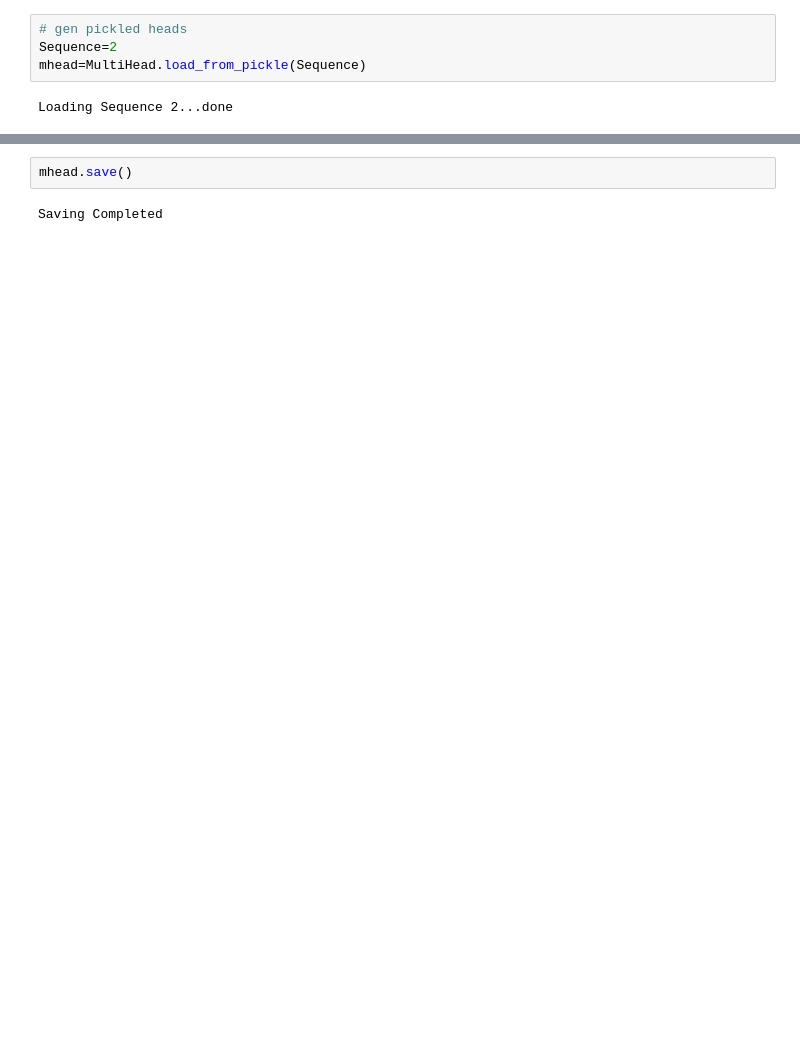
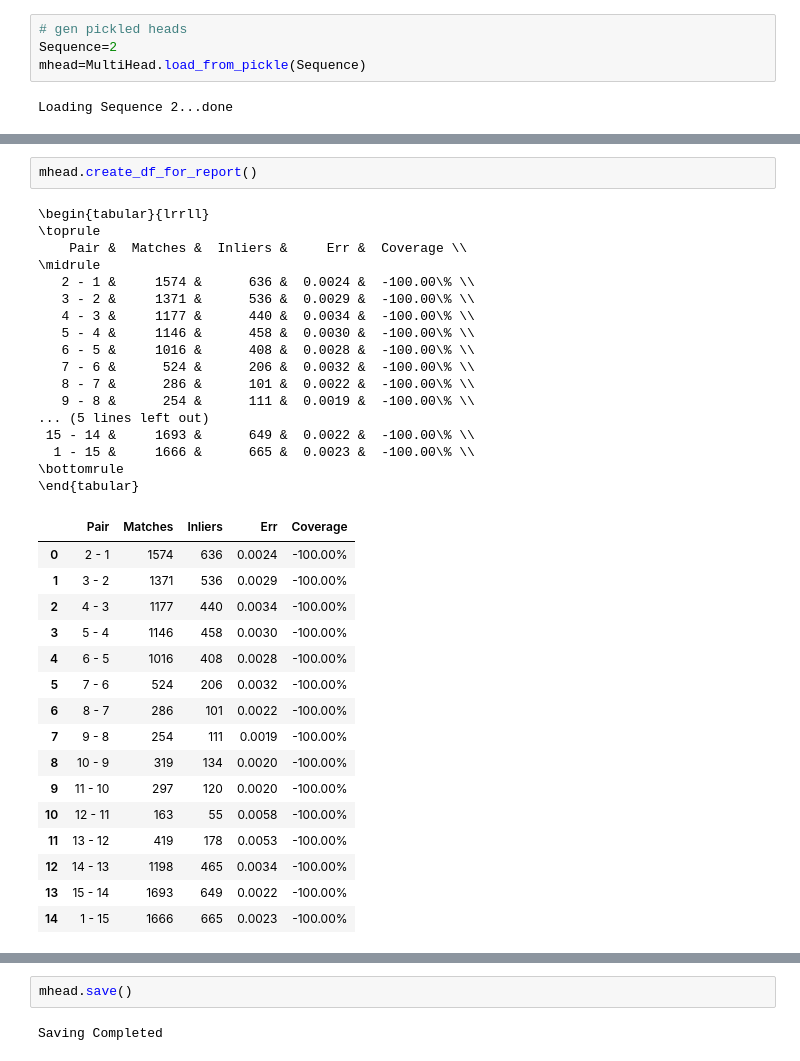
Before and after one commit to yichao-l/head_reconstruct, a Jupyter notebook: Head2.ipynb, the cells around one changed output, grey strips where cells are left out. Drawn from its saved outputs; the diff is of its cells as text; blank space fills up the shorter version.

```diff
--- a/Head2.ipynb
+++ b/Head2.ipynb
@@ -31,0 +59,36 @@ for idx in range(15):
+# %%
+mhead.create_df_for_report()
+# %% [output]
+\begin{tabular}{lrrll}
+\toprule
+    Pair &  Matches &  Inliers &     Err &  Coverage \\
+\midrule
+   2 - 1 &     1574 &      636 &  0.0024 &  -100.00\% \\
+   3 - 2 &     1371 &      536 &  0.0029 &  -100.00\% \\
+   4 - 3 &     1177 &      440 &  0.0034 &  -100.00\% \\
+   5 - 4 &     1146 &      458 &  0.0030 &  -100.00\% \\
+   6 - 5 &     1016 &      408 &  0.0028 &  -100.00\% \\
+   7 - 6 &      524 &      206 &  0.0032 &  -100.00\% \\
+   8 - 7 &      286 &      101 &  0.0022 &  -100.00\% \\
+   9 - 8 &      254 &      111 &  0.0019 &  -100.00\% \\
+... (5 lines left out)
+ 15 - 14 &     1693 &      649 &  0.0022 &  -100.00\% \\
+  1 - 15 &     1666 &      665 &  0.0023 &  -100.00\% \\
+\bottomrule
+\end{tabular}
+|  | Pair | Matches | Inliers | Err | Coverage |
+| 0 | 2 - 1 | 1574 | 636 | 0.0024 | -100.00% |
+| 1 | 3 - 2 | 1371 | 536 | 0.0029 | -100.00% |
+| 2 | 4 - 3 | 1177 | 440 | 0.0034 | -100.00% |
+| 3 | 5 - 4 | 1146 | 458 | 0.0030 | -100.00% |
+| 4 | 6 - 5 | 1016 | 408 | 0.0028 | -100.00% |
+| 5 | 7 - 6 | 524 | 206 | 0.0032 | -100.00% |
+| 6 | 8 - 7 | 286 | 101 | 0.0022 | -100.00% |
+| 7 | 9 - 8 | 254 | 111 | 0.0019 | -100.00% |
+| 8 | 10 - 9 | 319 | 134 | 0.0020 | -100.00% |
+| 9 | 11 - 10 | 297 | 120 | 0.0020 | -100.00% |
+| 10 | 12 - 11 | 163 | 55 | 0.0058 | -100.00% |
+| 11 | 13 - 12 | 419 | 178 | 0.0053 | -100.00% |
+| 12 | 14 - 13 | 1198 | 465 | 0.0034 | -100.00% |
+| 13 | 15 - 14 | 1693 | 649 | 0.0022 | -100.00% |
+| 14 | 1 - 15 | 1666 | 665 | 0.0023 | -100.00% |
```
Also changed, not shown: parts of 15 cells of this notebook, 7 other files.
